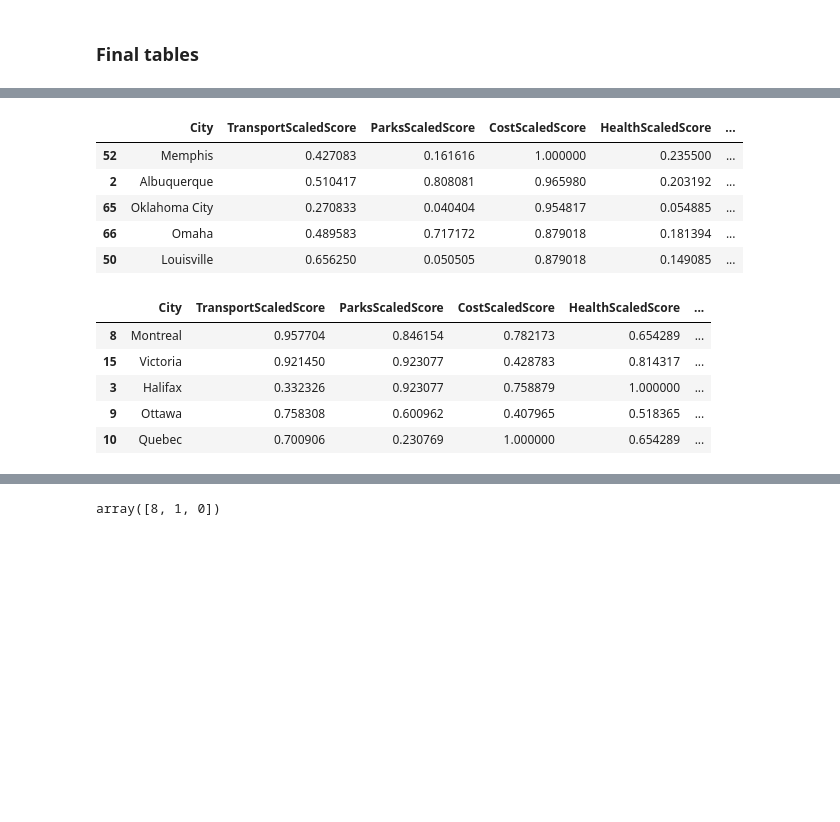
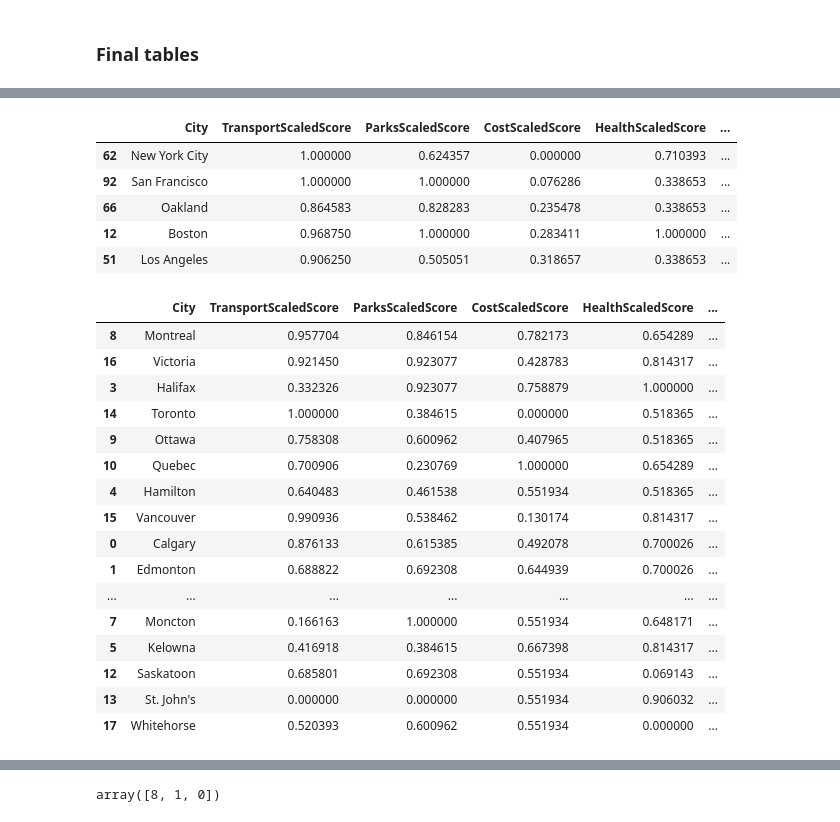
Before and after one commit to caos21/Coursera_Capstone, a Jupyter notebook: capstone-project-data.ipynb, the cells around one changed output, grey strips where cells are left out. Drawn from its saved outputs; the diff is of its cells as text; code cells hidden in the pictures; blank space fills up the shorter version.

```diff
--- a/capstone-project-data.ipynb
+++ b/capstone-project-data.ipynb
@@ -777,0 +821,2 @@ c2_airports_state_df[c2_airports_state_df.Location.apply(lambda x: check_special
+# %%
+c2_airports_state_df.at[59, 'Location'] = 'Rochester-Maine'
@@ -945,0 +976,2 @@ canada_transport_scores_df
+# %%
+canada_transport_scores_df.at[0, "Province"] = 'Ontario'
@@ -1334,4 +1387,4 @@ gdp_canada = pd.DataFrame(data[1:], columns=['Province', 'GDP', 'Share_pct', 'Po
 # %%
 gdp_canada = gdp_canada[['Province', 'GDP', 'Share_pct', 'GDPpC']].sort_values(by='Province').reset_index(drop=True)
 # %%
-gdp_canada_df = canada_transport_scores_df[['City', 'Province']].sort_values(by='Province')
+gdp_canada_df = canada_transport_scores_df[['City', 'Province']].sort_values(by='Province').copy()
@@ -1338,2 +1395,2 @@ gdp_canada_df = canada_transport_scores_df[['City', 'Province']].sort_values(by=
 # %%
-gdp_canada_df = pd.merge(gdp_canada_df, gdp_canada, on=['Province'], how='inner')
+gdp_canada_df = pd.merge(gdp_canada_df, gdp_canada.sort_values(by='Province'), on=['Province'], how='inner').copy()
@@ -2012,25 +2045,36 @@ usa_final_df.sort_values(by='TotalScore', ascending=False).head()
 | 8 | Baltimore | 0.875000 | 0.808081 | 0.673047 | 0.752822 | ... |
 # %%
-usa_final_df.sort_values(by='CostScaledScore', ascending=False).head()
+usa_final_df.sort_values(by='CostScaledScore', ascending=True).head()
 # %% [output]
 |  | City | TransportScaledScore | ParksScaledScore | CostScaledScore | HealthScaledScore | ... |
-| 52 | Memphis | 0.427083 | 0.161616 | 1.000000 | 0.235500 | ... |
-| 2 | Albuquerque | 0.510417 | 0.808081 | 0.965980 | 0.203192 | ... |
-| 65 | Oklahoma City | 0.270833 | 0.040404 | 0.954817 | 0.054885 | ... |
-| 66 | Omaha | 0.489583 | 0.717172 | 0.879018 | 0.181394 | ... |
-| 50 | Louisville | 0.656250 | 0.050505 | 0.879018 | 0.149085 | ... |
+| 62 | New York City | 1.000000 | 0.624357 | 0.000000 | 0.710393 | ... |
+| 92 | San Francisco | 1.000000 | 1.000000 | 0.076286 | 0.338653 | ... |
+| 66 | Oakland | 0.864583 | 0.828283 | 0.235478 | 0.338653 | ... |
+| 12 | Boston | 0.968750 | 1.000000 | 0.283411 | 1.000000 | ... |
+| 51 | Los Angeles | 0.906250 | 0.505051 | 0.318657 | 0.338653 | ... |
 # %%
 canada_cities_score = np.sum(canada_final_values*canada_final_values, axis=1)
 canada_final_df['TotalScore'] = canada_cities_score
 # %%
-canada_final_df.sort_values(by='TotalScore', ascending=False).head()
+pprint_all(canada_final_df.sort_values(by='TotalScore', ascending=False))
 # %% [output]
 |  | City | TransportScaledScore | ParksScaledScore | CostScaledScore | HealthScaledScore | ... |
 | 8 | Montreal | 0.957704 | 0.846154 | 0.782173 | 0.654289 | ... |
-| 15 | Victoria | 0.921450 | 0.923077 | 0.428783 | 0.814317 | ... |
+| 16 | Victoria | 0.921450 | 0.923077 | 0.428783 | 0.814317 | ... |
 | 3 | Halifax | 0.332326 | 0.923077 | 0.758879 | 1.000000 | ... |
+| 14 | Toronto | 1.000000 | 0.384615 | 0.000000 | 0.518365 | ... |
 | 9 | Ottawa | 0.758308 | 0.600962 | 0.407965 | 0.518365 | ... |
 | 10 | Quebec | 0.700906 | 0.230769 | 1.000000 | 0.654289 | ... |
+| 4 | Hamilton | 0.640483 | 0.461538 | 0.551934 | 0.518365 | ... |
+| 15 | Vancouver | 0.990936 | 0.538462 | 0.130174 | 0.814317 | ... |
+| 0 | Calgary | 0.876133 | 0.615385 | 0.492078 | 0.700026 | ... |
+| 1 | Edmonton | 0.688822 | 0.692308 | 0.644939 | 0.700026 | ... |
+| ... | ... | ... | ... | ... | ... | ... |
+| 7 | Moncton | 0.166163 | 1.000000 | 0.551934 | 0.648171 | ... |
+| 5 | Kelowna | 0.416918 | 0.384615 | 0.667398 | 0.814317 | ... |
+| 12 | Saskatoon | 0.685801 | 0.692308 | 0.551934 | 0.069143 | ... |
+| 13 | St. John's | 0.000000 | 0.000000 | 0.551934 | 0.906032 | ... |
+| 17 | Whitehorse | 0.520393 | 0.600962 | 0.551934 | 0.000000 | ... |
 # %%
 canada_final_df.sort_values(by='CostScaledScore', ascending=False).head()
 # %% [output]
```
Also changed, not shown: parts of 60 cells of this notebook.
